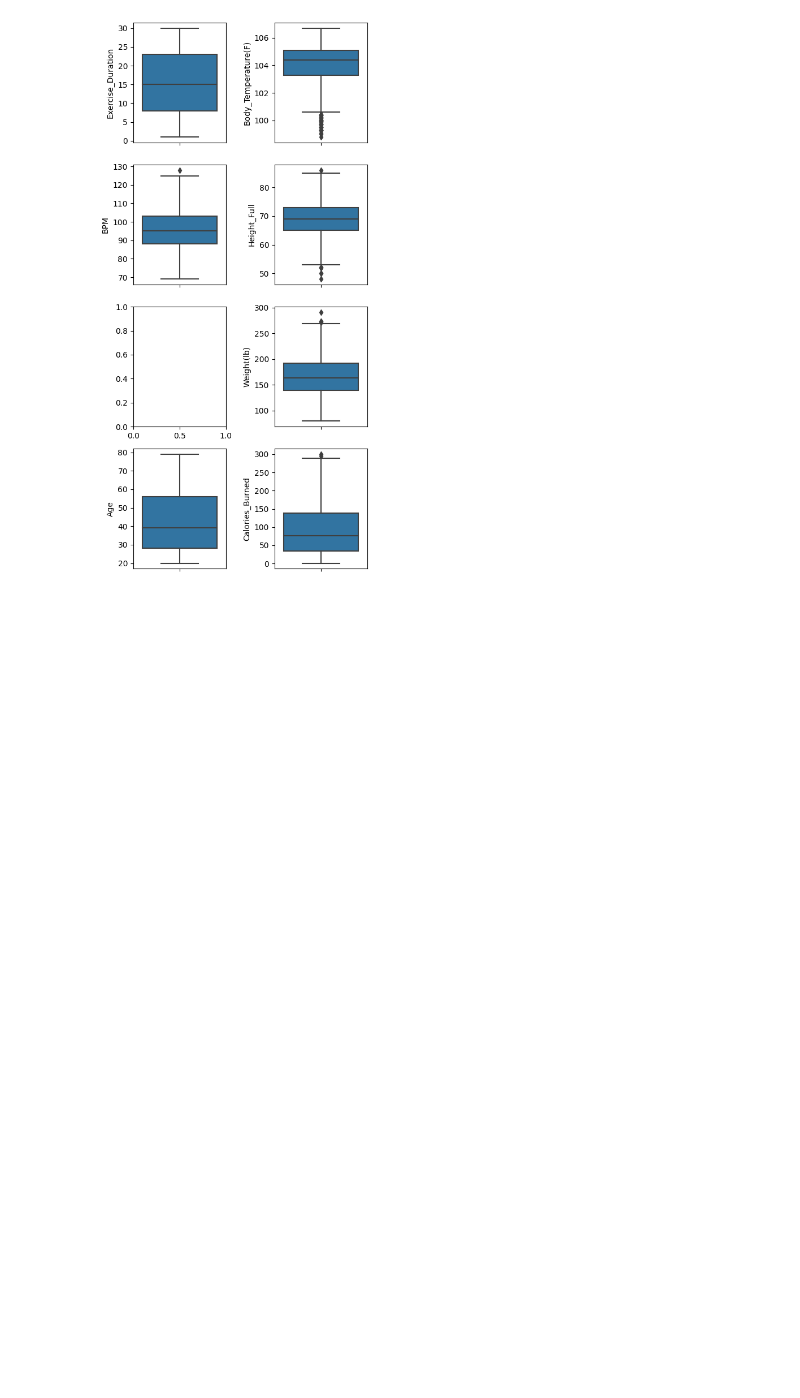
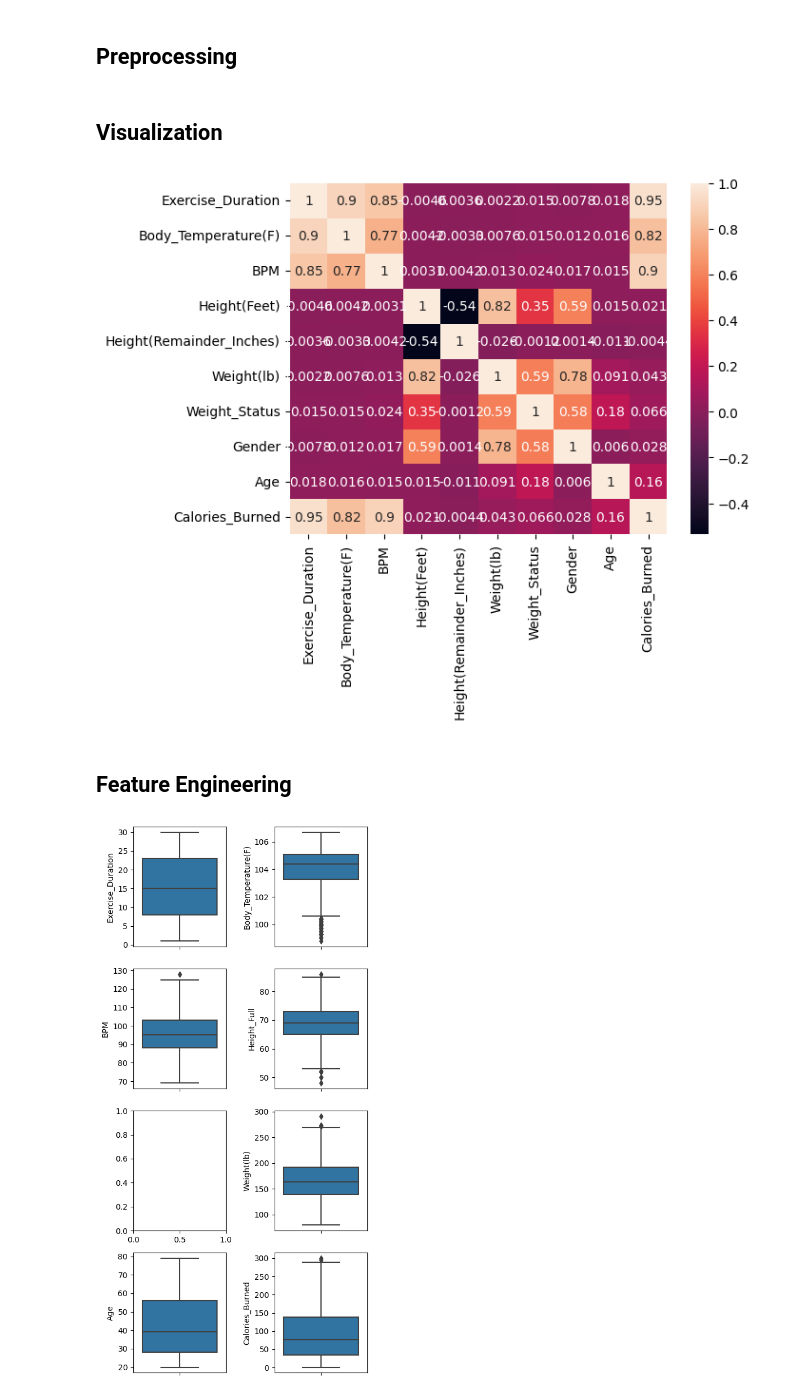
Before and after one commit to castlechoi/studyingDL, a Jupyter notebook: dacon/calories_predict.ipynb, the cells around one changed output. Cells and saved outputs as stored; diff of their text form; code cells hidden in the pictures; blank space fills up the shorter version.

Commit message:
using group for preprocessing data

```diff
--- a/dacon/calories_predict.ipynb
+++ b/dacon/calories_predict.ipynb
@@ -13,6 +14,8 @@ from sklearn.preprocessing import MinMaxScaler, LabelEncoder
 # %%
 train_df = pd.read_csv('./train.csv')
 test_df = pd.read_csv('./test.csv')
+# %% [markdown]
+## Preprocessing
 # %%
 le = LabelEncoder()
 train_df['Weight_Status'] = le.fit_transform(train_df['Weight_Status'])
@@ -22,6 +25,16 @@ le = LabelEncoder()
 test_df['Weight_Status'] = le.fit_transform(test_df['Weight_Status'])
 le = LabelEncoder()
 test_df['Gender'] = le.fit_transform(test_df['Gender'])
+# %% [markdown]
+## Visualization
+# %%
+
+sns.heatmap(train_df.corr(), annot = True)
+plt.show()
+# %% [output]
+[figure, added]
+# %% [markdown]
+## Feature Engineering
 # %%
 train_df['Height_Full'] = train_df['Height(Feet)'] * 12 + train_df['Height(Remainder_Inches)']
 test_df['Height_Full'] = test_df['Height(Feet)'] * 12 + test_df['Height(Remainder_Inches)']
```
Also changed, not shown: parts of 13 cells of this notebook.
